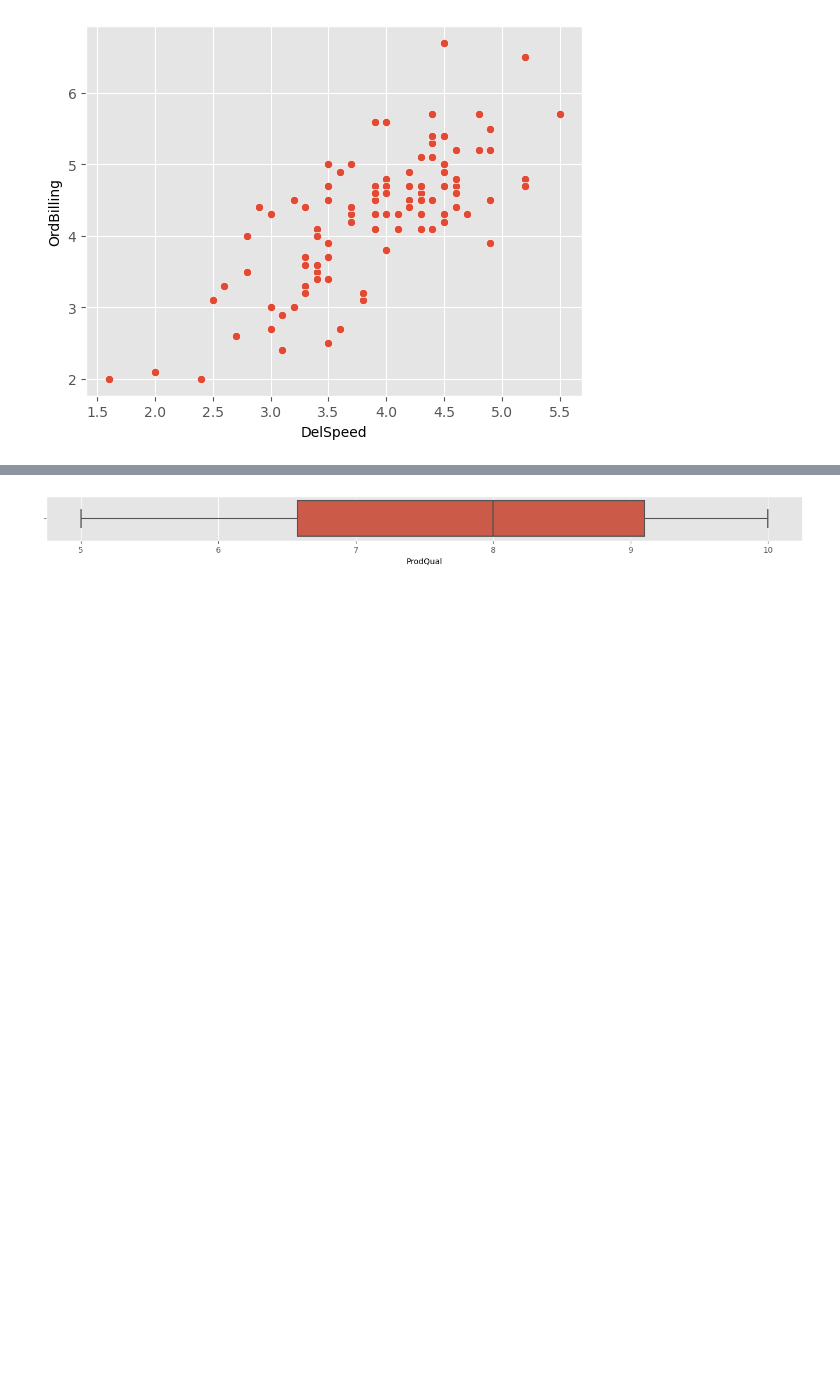
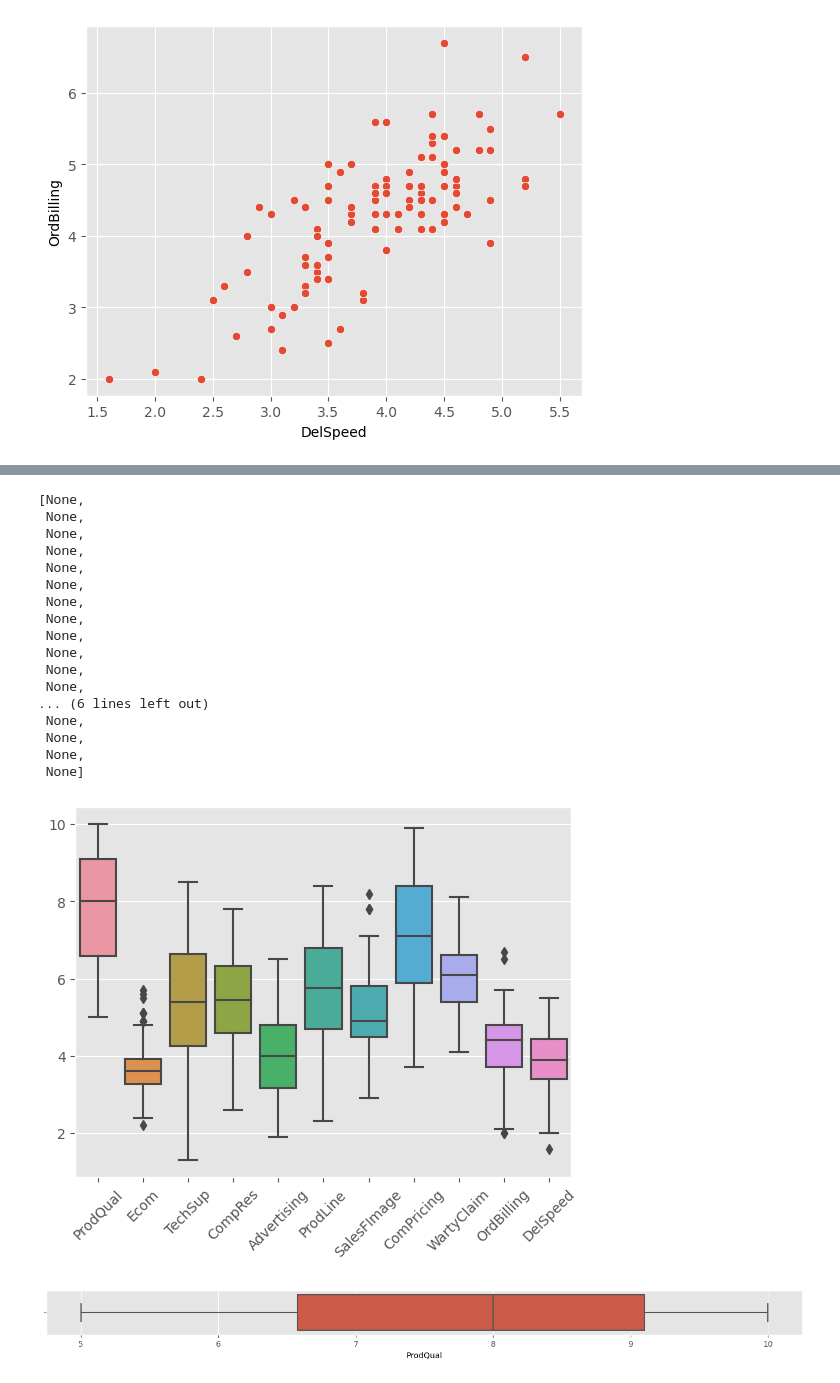
Before and after one commit to NithyaConnect/ds-phython, a Jupyter notebook: Hair_Pca_.ipynb, the cells around one changed output, grey strips where cells are left out. Cells and saved outputs as stored; diff of their text form; code cells hidden in the pictures; blank space fills up the shorter version.

```diff
--- a/Hair_Pca_.ipynb
+++ b/Hair_Pca_.ipynb
@@ -292,3 +291,25 @@ for column in df:
+# %%
+ax = sns.boxplot(data=df)
+plt.setp(ax.get_xticklabels(), rotation=45)
+# %% [output]
+[None,
+ None,
+ None,
+ None,
+ None,
+ None,
+ None,
+ None,
+ None,
+ None,
+ None,
+ None,
+... (6 lines left out)
+ None,
+ None,
+ None,
+ None]
+[figure, added]
 # %%
 #treating outliers:
 def impute_outlier(col):
```
Also changed, not shown: parts of 26 cells of this notebook.
